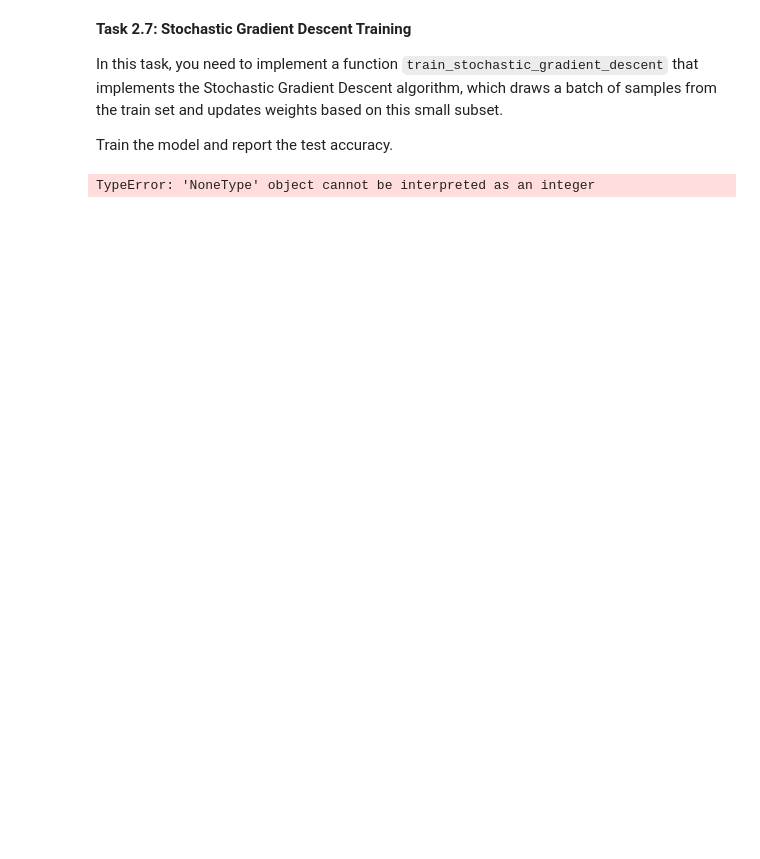
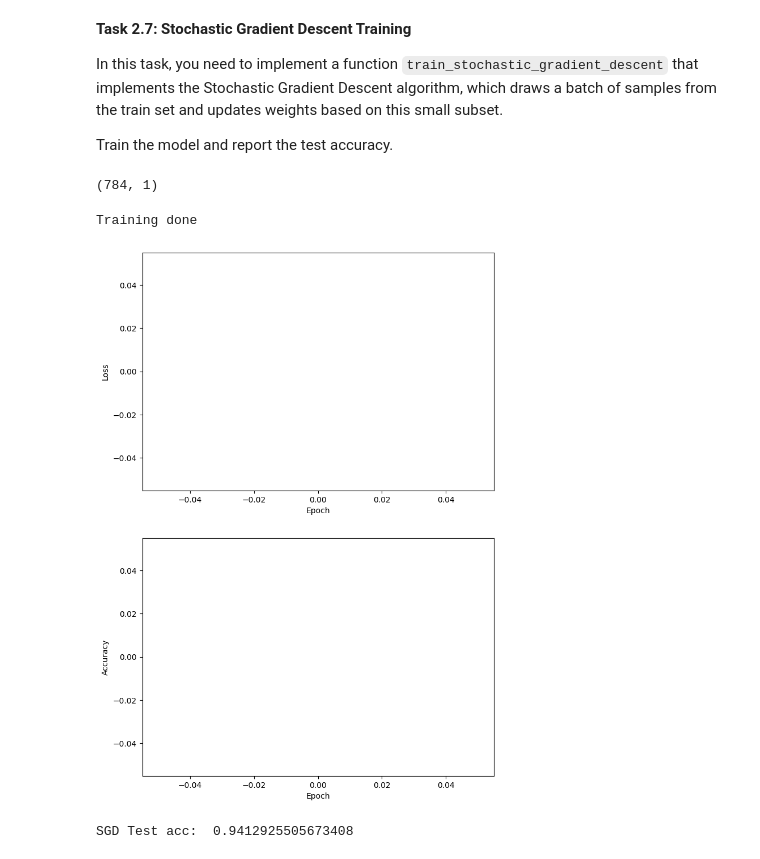
Before and after one commit to kanav9063/Deep-Learning, a Jupyter notebook: LinReg_and_Logistic_Regression_Drive.ipynb, the cells around one changed output. Cells and saved outputs as stored; diff of their text form; code cells hidden in the pictures; blank space fills up the shorter version.

```diff
--- a/LinReg_and_Logistic_Regression_Drive.ipynb
+++ b/LinReg_and_Logistic_Regression_Drive.ipynb
@@ -1085,29 +1110,35 @@ def train_stochastic_gradient_descent(num_epochs, batch_size, lr, w, train_featu
 # %%
 # STOCHASTIC GRADIENT DESCENT HYPER-PARAMETERS
-num_epochs = 10
+num_epochs = 100
 batch_size = 200
-lr = 0.1
+lr = 0.001
 
 # weight initialization
 ###########################################
 ## TODO: the shape for model weight      ##
 ###########################################
 param_shape = tuple([None]) # Please fill the correct shape
+param_shape = (train_features.shape[1], 1)
 
 ###########################################
 ############ End of your code #############
 ###########################################
 
 w = weight_initialization(param_shape)
 w_star = train_stochastic_gradient_descent(num_epochs, batch_size, lr, w, train_features, train_targets)
 # %% [output]
-TypeError: 'NoneType' object cannot be interpreted as an integer
+(784, 1)
+Training done
+[figure, added]
 # %%
 # report results on validation / test dataset
 test_presd = np.array(0)
 ###########################################
 ## TODO: predict on test_dataset         ##
 ###########################################
+z_test = np.dot(test_features, w_star)
+test_probs = 1 / (1 + np.exp(-z_test))
+classified_labels = np.array([1 if s >= 0.5 else -1 for s in test_probs])
 
 ###########################################
 ############ End of your code #############
@@ -1115,3 +1146,5 @@ test_presd = np.array(0)
 
 test_acc = np.mean(test_preds == test_targets)
 print("SGD Test acc: ", test_acc)
+# %% [output]
+SGD Test acc:  0.9412925505673408
```
Also changed, not shown: parts of 13 cells of this notebook.
